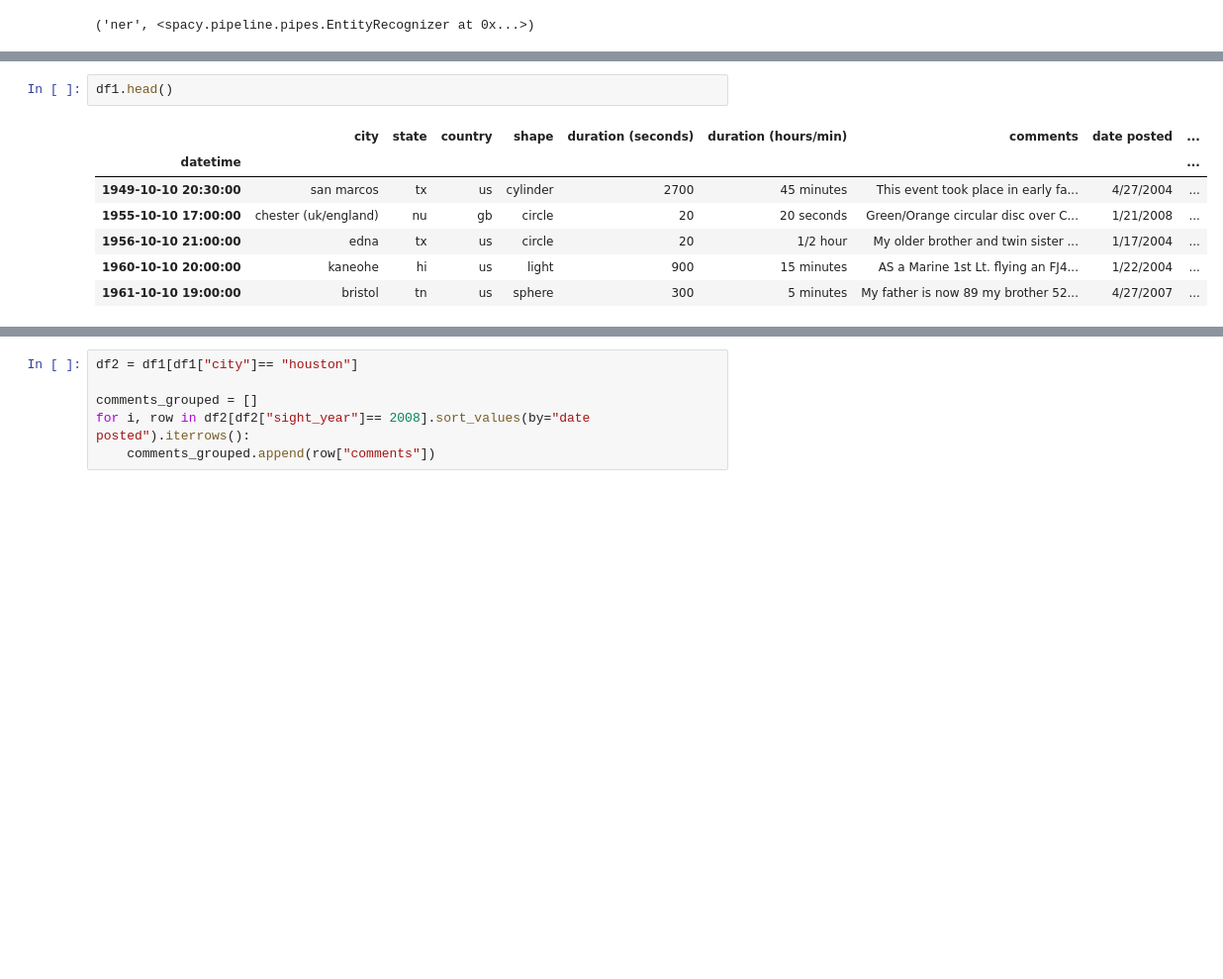
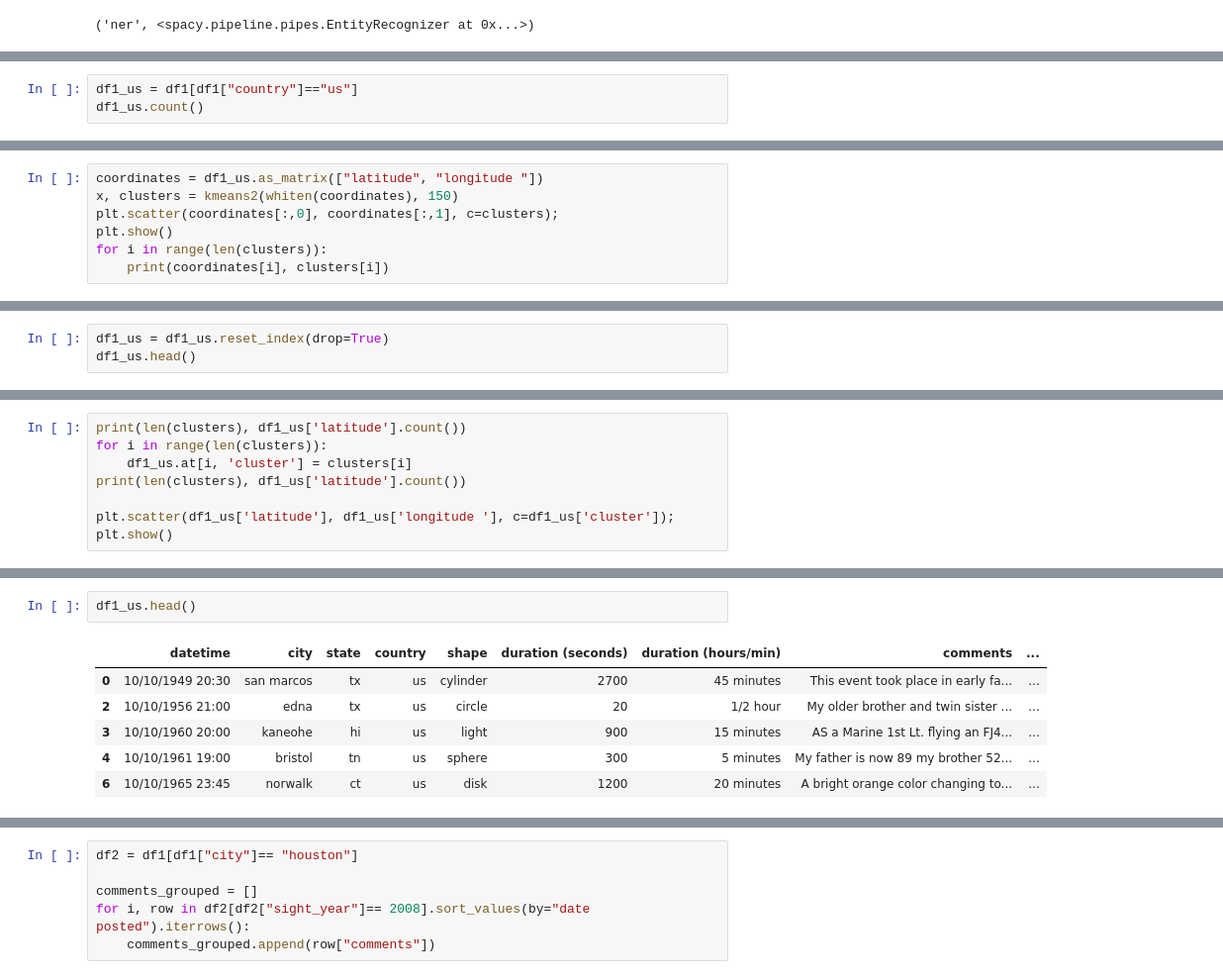
Before and after one commit to MGutensohn/anlp-final-project, a Jupyter notebook: Final_Project_trial_1.ipynb, the cells around one changed output, grey strips where cells are left out. Shown at 99% size. Saved outputs shown, nothing was run; the diff lists cells and outputs as text; blank space fills up the shorter version.

Commit message:
Created clusters, seems legit.

```diff
--- a/Final_Project_trial_1.ipynb
+++ b/Final_Project_trial_1.ipynb
@@ -16,0 +29,3 @@ df1 = pd.DataFrame.from_csv(f, sep='\t')
+# %%
+df1_us = df1[df1["country"]=="us"]
+df1_us.count()
@@ -16,0 +66,7 @@ df1 = pd.DataFrame.from_csv(f, sep='\t')
+# %%
+coordinates = df1_us.as_matrix(["latitude", "longitude "])
+x, clusters = kmeans2(whiten(coordinates), 150)
+plt.scatter(coordinates[:,0], coordinates[:,1], c=clusters);
+plt.show()
+for i in range(len(clusters)):
+    print(coordinates[i], clusters[i])
@@ -16,0 +92,3 @@ df1 = pd.DataFrame.from_csv(f, sep='\t')
+# %%
+df1_us = df1_us.reset_index(drop=True)
+df1_us.head()
@@ -16,0 +102,8 @@ df1 = pd.DataFrame.from_csv(f, sep='\t')
+# %%
+print(len(clusters), df1_us['latitude'].count())
+for i in range(len(clusters)):
+    df1_us.at[i, 'cluster'] = clusters[i]
+print(len(clusters), df1_us['latitude'].count())
+
+plt.scatter(df1_us['latitude'], df1_us['longitude '], c=df1_us['cluster']);
+plt.show()
@@ -17,10 +114,9 @@ df1 = pd.DataFrame.from_csv(f, sep='\t')
 # %%
-df1.head()
+df1_us.head()
 # %% [output]
-|  | city | state | country | shape | duration (seconds) | duration (hours/min) | comments | date posted | ... |
-| datetime |  |  |  |  |  |  |  |  | ... |
-| 1949-10-10 20:30:00 | san marcos | tx | us | cylinder | 2700 | 45 minutes | This event took place in early fa... | 4/27/2004 | ... |
-| 1955-10-10 17:00:00 | chester (uk/england) | nu | gb | circle | 20 | 20 seconds | Green/Orange circular disc over C... | 1/21/2008 | ... |
-| 1956-10-10 21:00:00 | edna | tx | us | circle | 20 | 1/2 hour | My older brother and twin sister ... | 1/17/2004 | ... |
-| 1960-10-10 20:00:00 | kaneohe | hi | us | light | 900 | 15 minutes | AS a Marine 1st Lt. flying an FJ4... | 1/22/2004 | ... |
-| 1961-10-10 19:00:00 | bristol | tn | us | sphere | 300 | 5 minutes | My father is now 89 my brother 52... | 4/27/2007 | ... |
+|  | datetime | city | state | country | shape | duration (seconds) | duration (hours/min) | comments | ... |
+| 0 | 10/10/1949 20:30 | san marcos | tx | us | cylinder | 2700 | 45 minutes | This event took place in early fa... | ... |
+| 2 | 10/10/1956 21:00 | edna | tx | us | circle | 20 | 1/2 hour | My older brother and twin sister ... | ... |
+| 3 | 10/10/1960 20:00 | kaneohe | hi | us | light | 900 | 15 minutes | AS a Marine 1st Lt. flying an FJ4... | ... |
+| 4 | 10/10/1961 19:00 | bristol | tn | us | sphere | 300 | 5 minutes | My father is now 89 my brother 52... | ... |
+| 6 | 10/10/1965 23:45 | norwalk | ct | us | disk | 1200 | 20 minutes | A bright orange color changing to... | ... |
```
Also changed, not shown: parts of 10 cells of this notebook.
